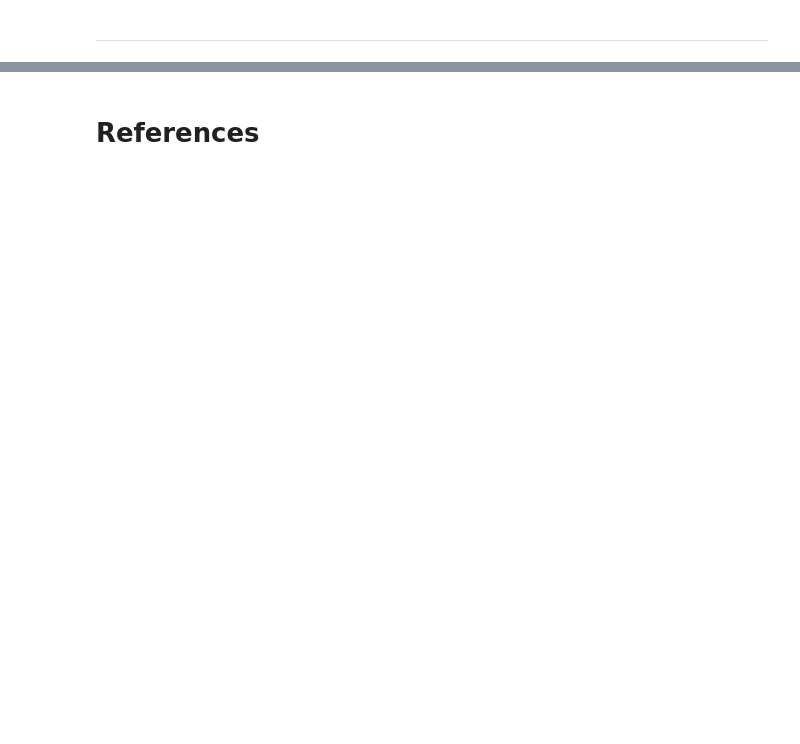
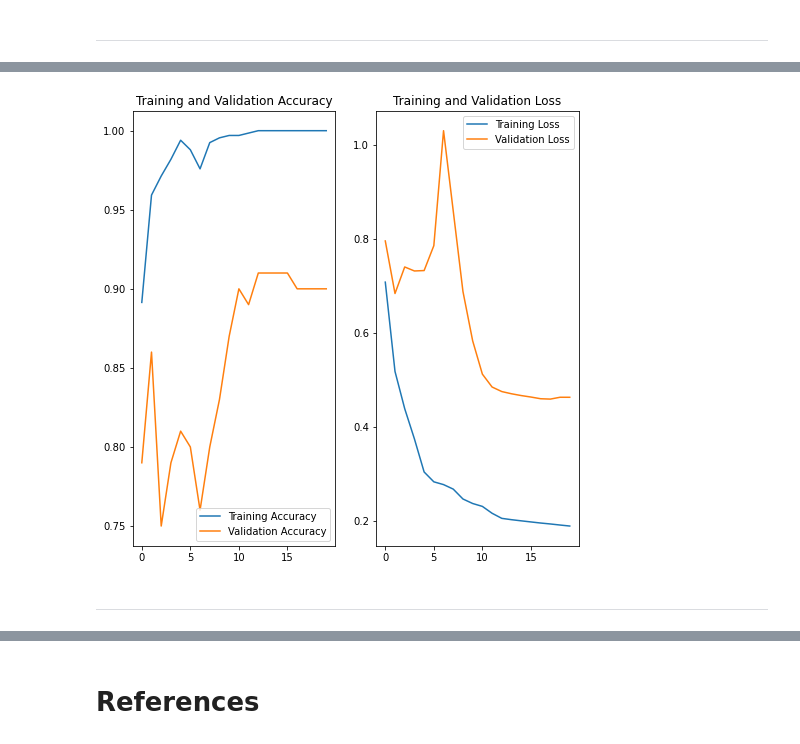
Before and after one commit to ayushxx7/gesture-recognition, a Jupyter notebook: GestureRec.ipynb, the cells around one changed output, grey strips where cells are left out. Drawn from its saved outputs; the diff is of its cells as text; code cells hidden in the pictures; blank space fills up the shorter version.

```diff
--- a/GestureRec.ipynb
+++ b/GestureRec.ipynb
@@ -825,0 +774,19 @@ rnn_training.model_analysis()
+# %%
+class RNN2(ModelBuilder):
+
+    def model_builder(self):
+        cnn = Sequential([mnet])
+        cnn.add(Conv2D(16,(3,3),padding='same'))
+        cnn.add(Conv2D(32,(3,3),padding='same'))
+        cnn.add(Conv2D(64,(2,2),padding='same'))
+        cnn.add(Flatten())
+        model = Sequential()
+        model.add(TimeDistributed(cnn,input_shape=(img_props.img_selection_len, img_props.img_width,img_props.img_height,img_props.NUM_RGB_CHANNELS)))
+        model.add(GRU(16,input_shape=(None,30,256),return_sequences=True))
+        model.add(GRU(8))
+        model.add(Dense(5,activation='softmax'))
+
+        return model
+# %%
+rnn2 = RNN2(train_df, val_df, 50)
+rnn2.num_epochs = 20
@@ -825,0 +799,2 @@ rnn_training.model_analysis()
+# %%
+rnn_model2 = rnn2.model_compiler()
@@ -825,0 +822,2 @@ rnn_training.model_analysis()
+# %%
+rnn_training2 = ModelTraining(rnn2, rnn_model2)
@@ -825,0 +844,6 @@ rnn_training.model_analysis()
+# %%
+rnn_training2.model_analysis()
+# %% [output]
+[figure, added]
+# %% [markdown]
+---
```
Also changed, not shown: parts of 55 cells of this notebook.
